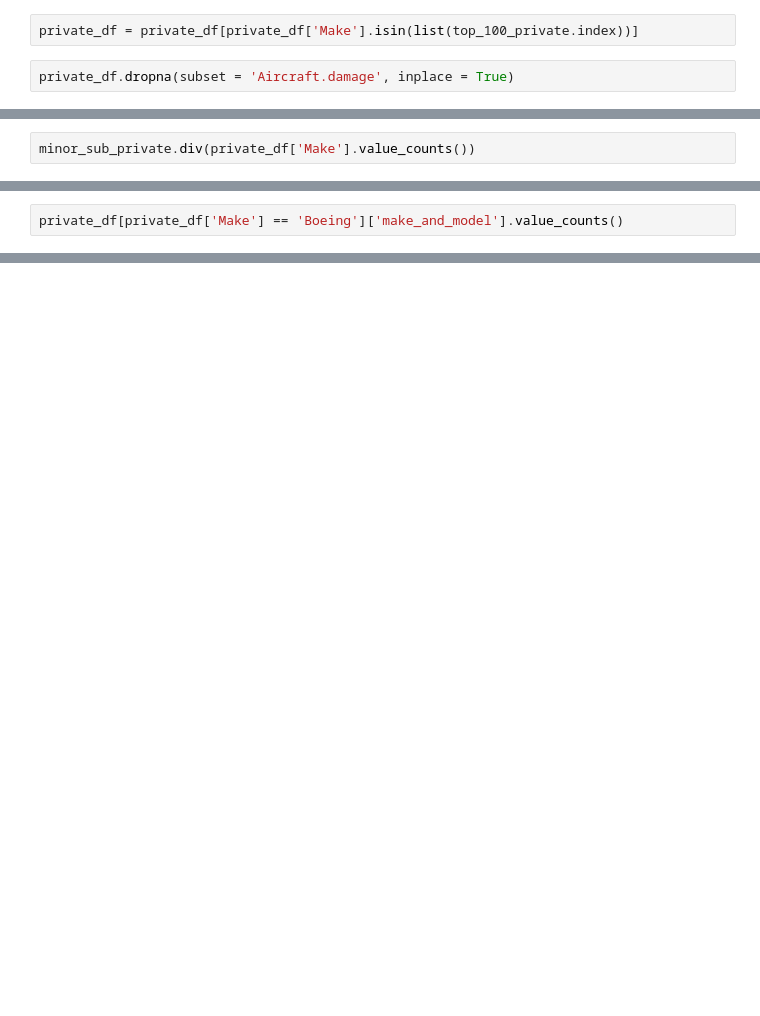
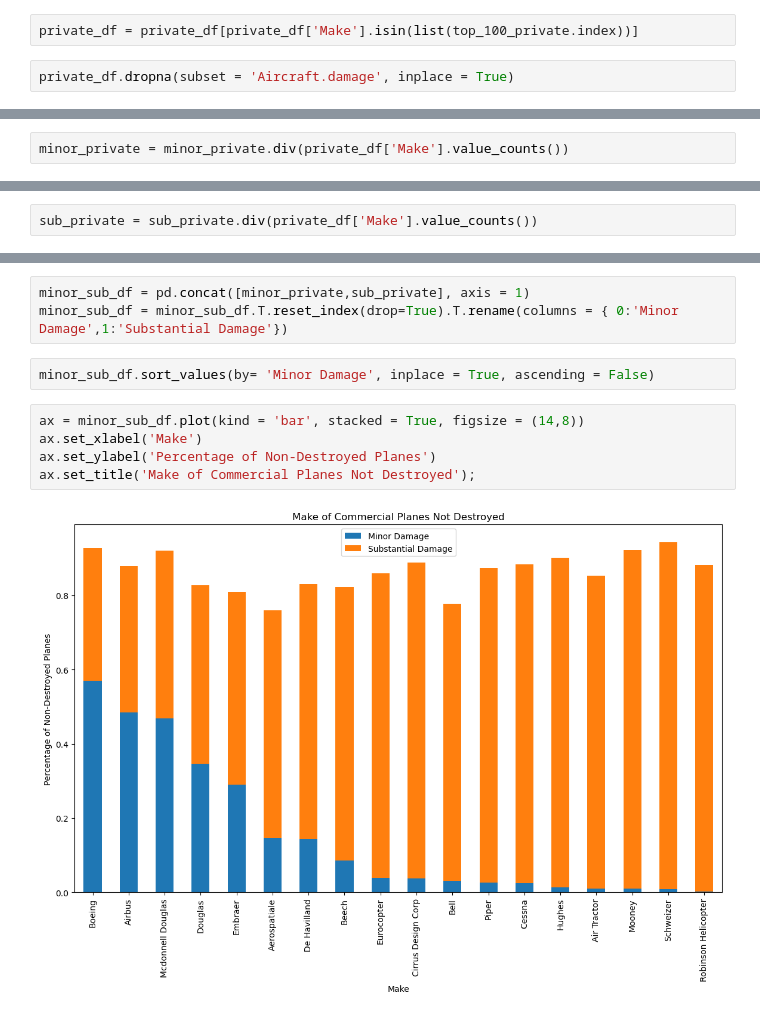
Before and after one commit to Reynch/dsc-phase-1-project-v3, a Jupyter notebook: student.ipynb, the cells around one changed output, grey strips where cells are left out. Cells and saved outputs as stored; diff of their text form; blank space fills up the shorter version.

```diff
--- a/student.ipynb
+++ b/student.ipynb
@@ -221,2 +276,2 @@ Name: Make, dtype: int64
 # %%
-minor_sub_private.div(private_df['Make'].value_counts())
+minor_private = minor_private.div(private_df['Make'].value_counts())
@@ -241,2 +278,2 @@ Name: Make, dtype: float64
 # %%
-private_df[private_df['Make'] == 'Boeing']['make_and_model'].value_counts()
+sub_private = sub_private.div(private_df['Make'].value_counts())
@@ -268,0 +322,12 @@ See the caveats in the documentation: https://pandas.pydata.org/pandas-docs/stab
+# %%
+minor_sub_df = pd.concat([minor_private,sub_private], axis = 1)
+minor_sub_df = minor_sub_df.T.reset_index(drop=True).T.rename(columns = { 0:'Minor Damage',1:'Substantial Damage'})
+# %%
+minor_sub_df.sort_values(by= 'Minor Damage', inplace = True, ascending = False)
+# %%
+ax = minor_sub_df.plot(kind = 'bar', stacked = True, figsize = (14,8))
+ax.set_xlabel('Make')
+ax.set_ylabel('Percentage of Non-Destroyed Planes')
+ax.set_title('Make of Commercial Planes Not Destroyed');
+# %% [output]
+[figure, added]
```
Also changed, not shown: parts of 34 cells of this notebook, 2 other files.
